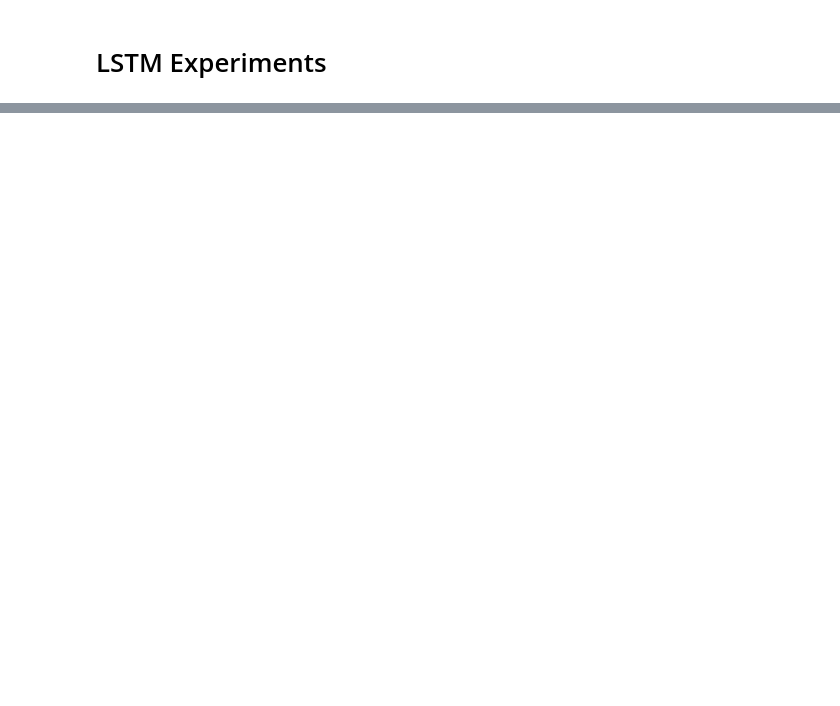
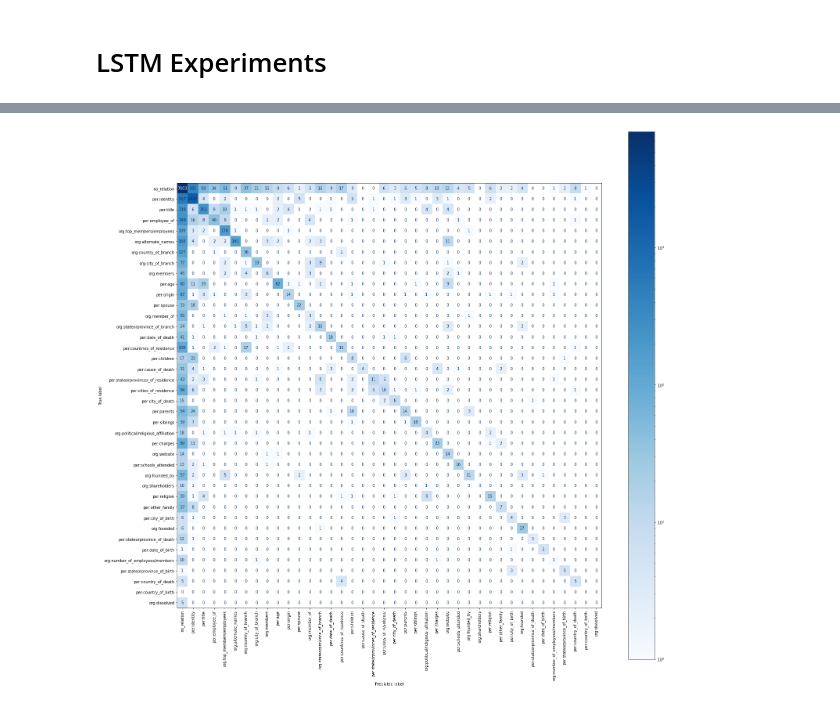
Before and after one commit to joehiggitt/relation-extraction, a Jupyter notebook: LSTM.ipynb, the cells around one changed output, grey strips where cells are left out. Drawn from its saved outputs; the diff is of its cells as text; code cells hidden in the pictures; blank space fills up the shorter version.

```diff
--- a/LSTM.ipynb
+++ b/LSTM.ipynb
@@ -454,0 +190,7 @@ weighted avg      0.699     0.690     0.670     13418
+# %%
+# Combine both train and dev datasets to create larger dataset
+df_train = pd.read_json(TRAIN_PATH)
+df_dev = pd.read_json(DEV_PATH)
+df = pd.concat((df_train, df_dev))
+
+df_test = pd.read_json(TEST_PATH)
@@ -454,0 +555,2 @@ weighted avg      0.699     0.690     0.670     13418
+# %%
+vectoriser, _ = create_vectoriser(X, VOCAB_SIZE, MAX_LEN, use_vocab=False)
@@ -454,0 +599,16 @@ weighted avg      0.699     0.690     0.670     13418
+# %%
+# Prepares text input
+X_pp = vectoriser(X)
+
+# Trains model
+model0.fit(
+    [X_pp, X1, X2],
+    y,
+    epochs=EPOCHS,
+    batch_size=BATCH_SIZE,
+    validation_split=VAL_SPLIT,
+    callbacks=[ckpt_callback_0]
+)
+
+# Loads weights producing highest validation accuracy into model
+model0.load_weights(CKPT_PATH_0)
@@ -454,0 +638,10 @@ weighted avg      0.699     0.690     0.670     13418
+# %%
+# Prepares text input
+X_test_pp = vectoriser(X_test)
+
+# Predicts class using model
+prediction_probs_0 = model0.predict([X_test_pp, X1_test, X2_test])
+
+# Converts output mutli-hot label probabilities into integer label
+predictions_0 = classify_multiclass_out(prediction_probs_0)
+true_data_0 = classify_multiclass_out(y_test)
@@ -454,0 +650,11 @@ weighted avg      0.699     0.690     0.670     13418
+# %%
+# Creates confusion matrix
+cm = confusion_matrix(true_data_0, predictions_0, labels=np.arange(len(labels)))
+
+# Plots confusion matrix
+fig, ax = plt.subplots(**BIG_FIG_PARAMS)
+dis = ConfusionMatrixDisplay(confusion_matrix=cm, display_labels=labels)
+dis.plot(ax=ax, **PLOT_PARAMS)
+plt.show()
+# %% [output]
+[figure, added]
```
Also changed, not shown: parts of 83 cells of this notebook, 12 other files.
